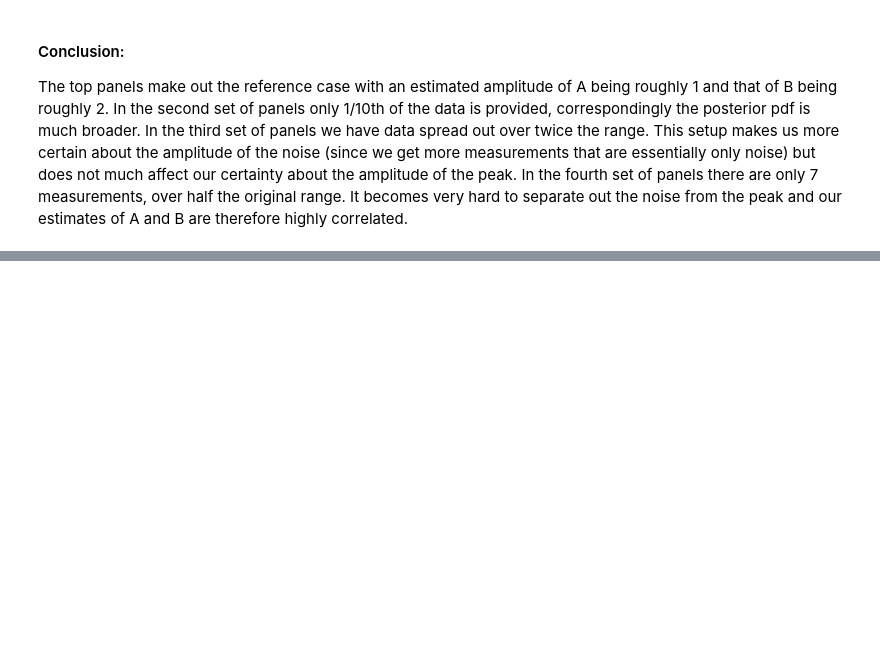
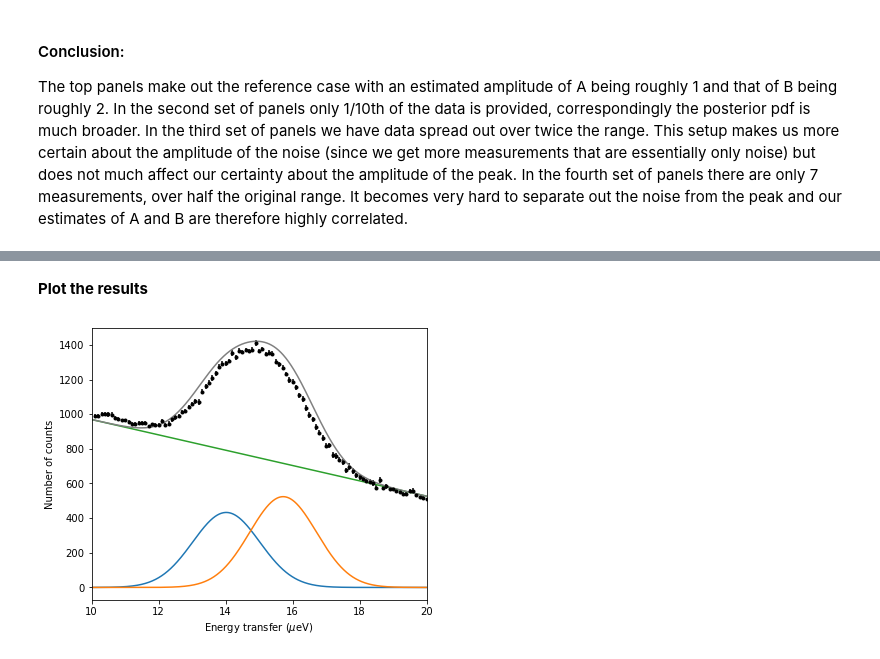
Before and after one commit to mengqvist/data_analysis_sivia, a Jupyter notebook: data_analysis_sivia.ipynb, the cells around one changed output, grey strips where cells are left out. Saved outputs shown, nothing was run; the diff lists cells and outputs as text; code cells hidden in the pictures; blank space fills up the shorter version.

```diff
--- a/data_analysis_sivia.ipynb
+++ b/data_analysis_sivia.ipynb
@@ -793,0 +1108,43 @@ The top panels make out the reference case with an estimated amplitude of A bein
+# %% [markdown]
+**Plot the results**
+# %%
+fig = plt.figure(figsize=(6, 5))
+
+ax = fig.add_subplot(1, 1, 1)
+
+x = np.arange(10.0, 20.0, 0.01)
+
+all_y = x * 0
+
+# plot the estimated gaussians
+for i in range(param_vals[-1]['mu_mu'].shape[0]):
+    mu = param_vals[-1]['mu_mu'][i]
+    sigma = param_vals[-1]['sigma_mu'][i]
+    amplitude = param_vals[-1]['amplitude_mu'][i]
+    max_prob = dist.Normal(mu, sigma).log_prob(mu).exp()
+
+    y = dist.Normal(loc=mu, scale=sigma).log_prob( torch.tensor(x) ).exp() * amplitude/max_prob
+    plt.plot(x, y)
+
+    all_y += np.array(y)
+
+# plot the linear model
+y = param_vals[-1]['beta0_mu'] + param_vals[-1]['beta1_mu'] * x
+plt.plot(x, y)
+
+all_y += np.array(y)
+
+# plot the sum of y
+plt.plot(x, all_y, c='grey')
+
+# add the data points
+plt.errorbar(df.x, df.y, yerr=df.stdev, c='black', fmt='o', markersize=3)
+
+plt.xlabel('Energy transfer ($\mu$eV)')
+plt.ylabel('Number of counts')
+
+plt.xlim((10, 20))
+
+plt.show()
+# %% [output]
+[figure, added]
```
Also changed, not shown: parts of 17 cells of this notebook, 5 other files.
